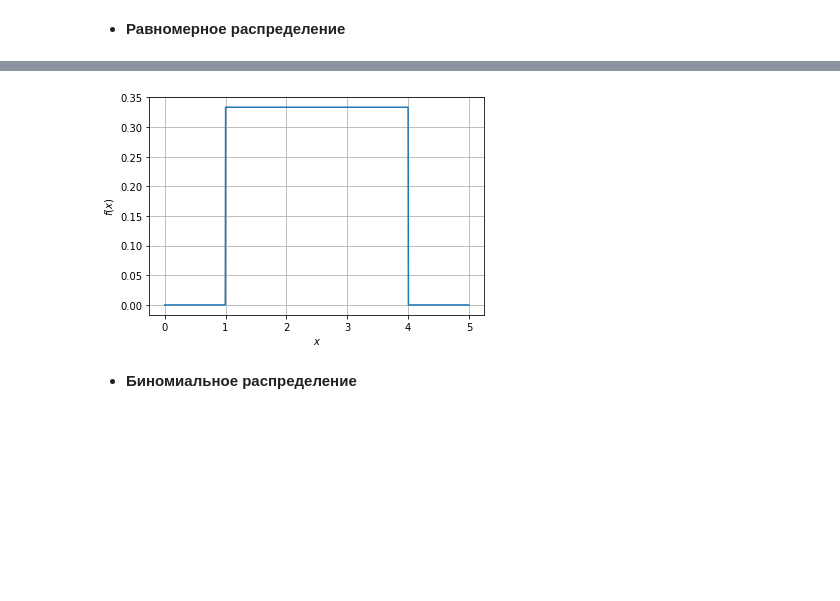
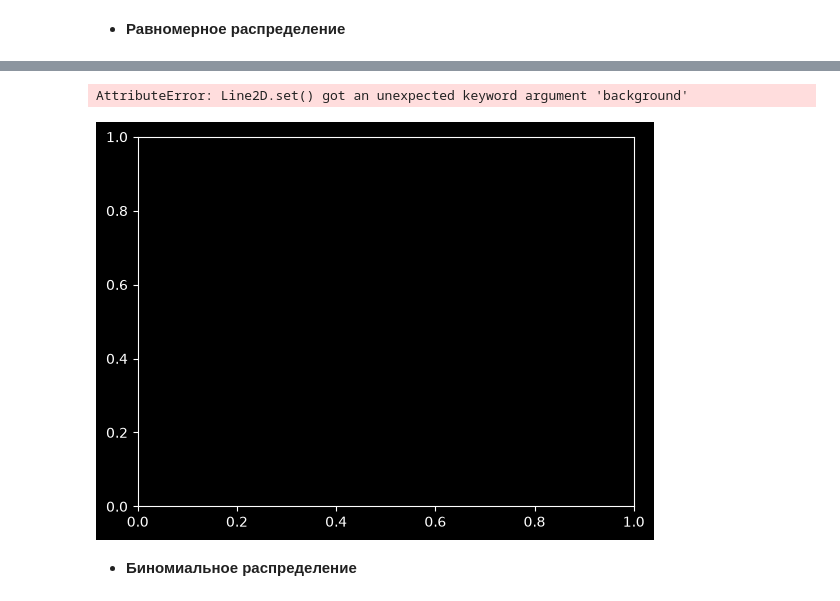
Before and after one commit to ReDanBorn/MathStat, a Jupyter notebook: 3_Распределения_в_библиотеке_SciPy.ipynb, the cells around one changed output, grey strips where cells are left out. Cells and saved outputs as stored; diff of their text form; code cells hidden in the pictures; blank space fills up the shorter version.

```diff
--- a/3_Распределения_в_библиотеке_SciPy.ipynb
+++ b/3_Распределения_в_библиотеке_SciPy.ipynb
@@ -195,16 +197,17 @@ plt.show()                    # Выводим на экран
 # %%
 # функция плотности
 x = np.linspace(0, 5, 1000)   # Получаем массив из 100 аргументов x
 pdf = uniform_rv.pdf(x)       # Получаем значения функции плотности pdf()
 
 # Построим график
-plt.plot(x, pdf)              # Подаем данные plt.plot для отрисовки графика
+plt.plot(x, pdf, background='')              # Подаем данные plt.plot для отрисовки графика
 plt.grid()                    # Выводим координатную сетку графика
 plt.ylabel('$f(x)$')          # Подписываем ось y
 plt.xlabel('$x$')             # Подписываем ось x
 plt.show()                    # Выводим на экран
 # %% [output]
+AttributeError: Line2D.set() got an unexpected keyword argument 'background'
-[figure, old version]
+[figure, new version]
 # %% [markdown]
 * **Биномиальное распределение**
 # %%
```
Also changed, not shown: parts of 25 cells of this notebook, 3 other files.
